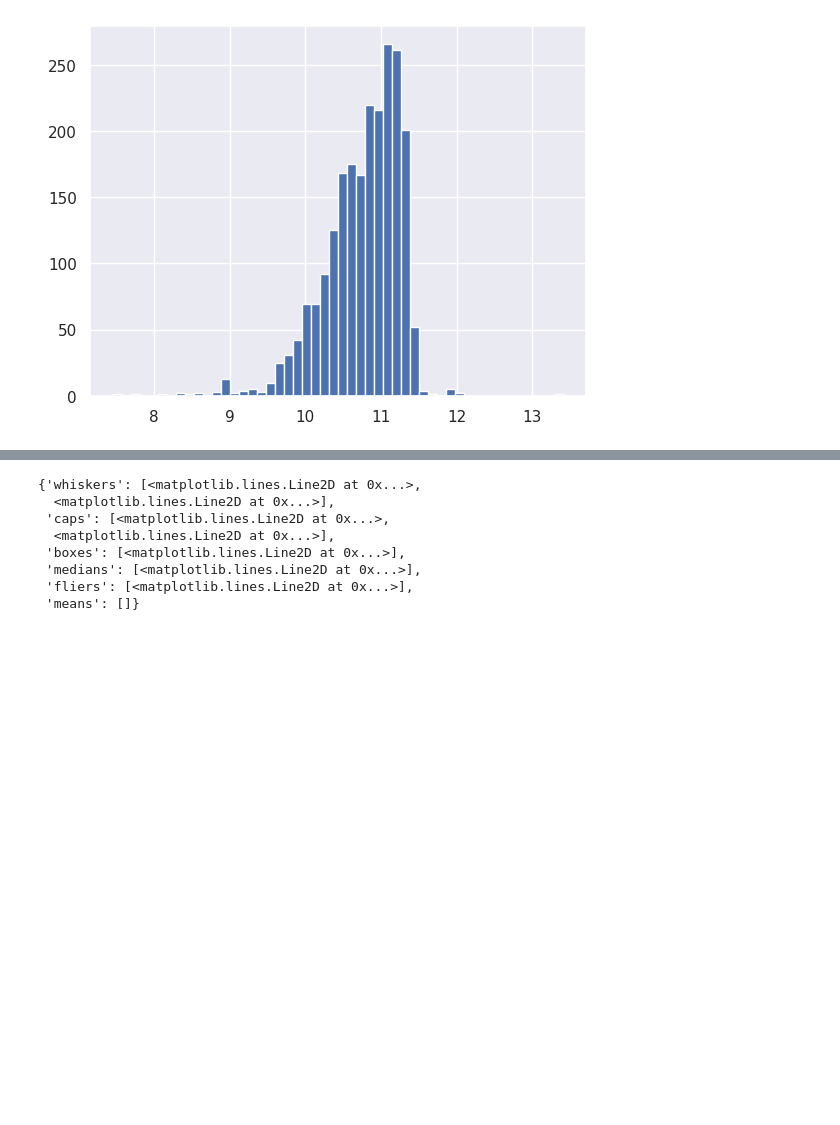
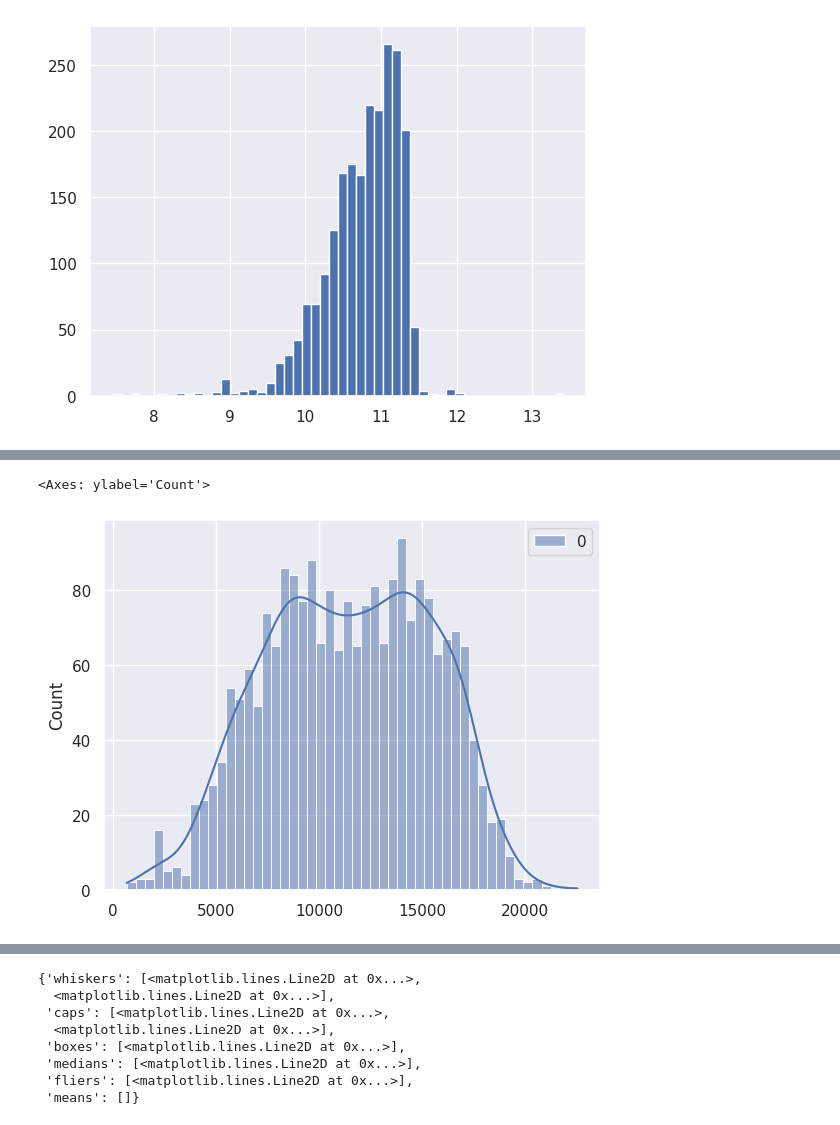
Before and after one commit to Ab2nour/customer-base-analysis, a Jupyter notebook: presentation.ipynb, the cells around one changed output, grey strips where cells are left out. Saved outputs shown, nothing was run; the diff lists cells and outputs as text; code cells hidden in the pictures; blank space fills up the shorter version.

```diff
--- a/presentation.ipynb
+++ b/presentation.ipynb
@@ -364,2 +387,7 @@ donnees_symetriques["Income"].hist(bins=50)
+# %%
+sns.histplot(incbox, bins=50, kde=True)
+# %% [output]
+<Axes: ylabel='Count'>
+[figure, added]
 # %%
 # TODO: choisir QUELLES variables sont éligibles à la transformation (et lesquelles sont moins pertinentes / inadaptées)
```
Also changed, not shown: parts of 11 cells of this notebook.
